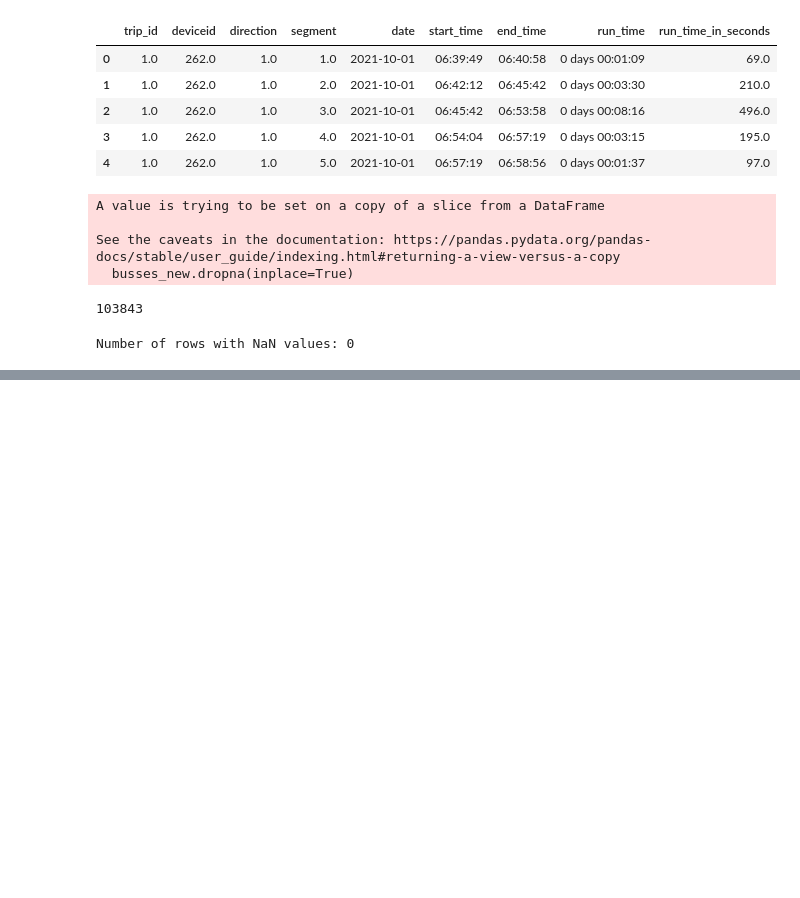
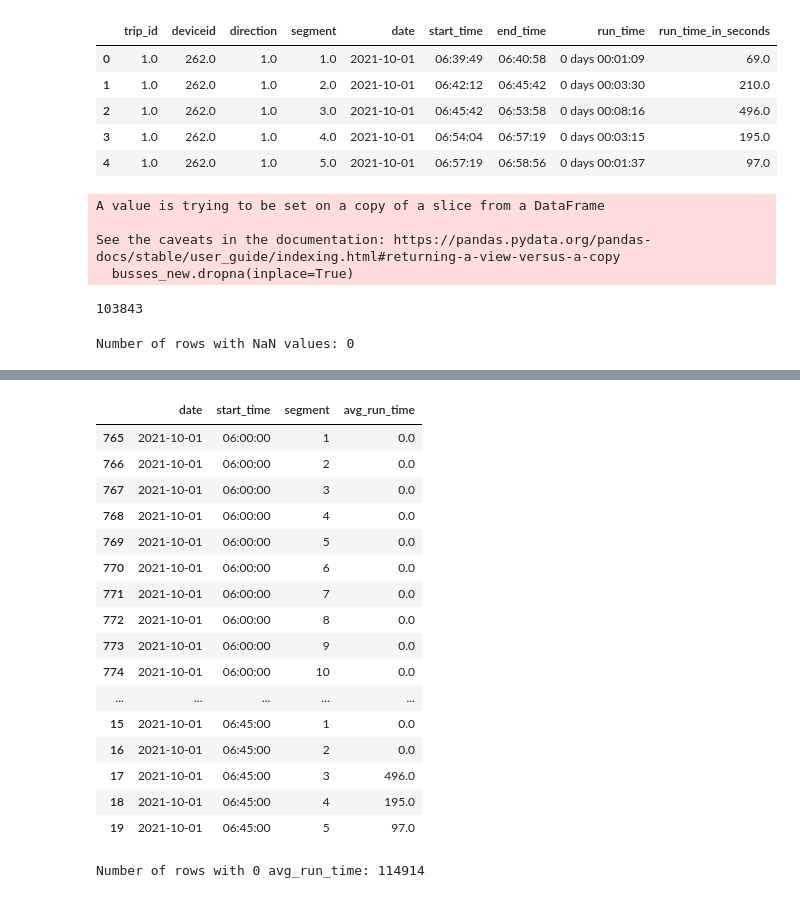
Before and after one commit to ThemiraChathumina/DSE_Project, a Jupyter notebook: run_time_15_segments.ipynb, the cells around one changed output, grey strips where cells are left out. Drawn from its saved outputs; the diff is of its cells as text; code cells hidden in the pictures; blank space fills up the shorter version.

```diff
--- a/run_time_15_segments.ipynb
+++ b/run_time_15_segments.ipynb
@@ -61,0 +145,63 @@ busses_test = busses_new[mask]
+# %%
+def fillTimeSteps(df_avg_run_time, startTime, endTime, time_step, num_segments):
+    start_Time = pd.to_datetime(startTime).time()
+
+    end_Time = pd.to_datetime(endTime).time()
+    # Create a new DataFrame to store the missing data
+    data = []
+
+    # Iterate over the unique dates in the 'date' column
+    for date in df_avg_run_time['date'].unique():
+        # Filter the rows for the current date
+        df_date = df_avg_run_time[df_avg_run_time['date'] == date]
+
+        # Create a time range for the current date with the specified time step
+        time_range = pd.date_range(date, date + pd.Timedelta(days=1), freq=f'{time_step}T').time
+
+        # Iterate over the time range
+        for t in time_range:
+            # Check if the start time is within the specified time window
+            if start_Time <= t < end_Time:
+                # Check if the current start time is present in the dataframe
+                if not (df_date['start_time'] == t).any():
+                    # Add rows for the missing start time and segments
+                    for segment in range(1, num_segments + 1):
+                        data.append((date, t, segment, 0))
+
+    # Create a new DataFrame from the data list
+    df_missing = pd.DataFrame(data, columns=['date', 'start_time', 'segment', 'avg_run_time'])
+
+    # Concatenate the new DataFrame with the original DataFrame
+    df_avg_run_time = pd.concat([df_avg_run_time, df_missing], ignore_index=True)
+    # Sort the rows of the dataframe by the 'date', 'start_time', and 'segment' columns
+    df_avg_run_time = df_avg_run_time.sort_values(by=['date', 'start_time', 'segment'])
+    return df_avg_run_time
+# %%
+df2 = fillTimeSteps(df,start_time,end_time,time_step,segments)
+# %%
+df2.head(50)
+# %% [output]
+|  | date | start_time | segment | avg_run_time |
+| 765 | 2021-10-01 | 06:00:00 | 1 | 0.0 |
+| 766 | 2021-10-01 | 06:00:00 | 2 | 0.0 |
+| 767 | 2021-10-01 | 06:00:00 | 3 | 0.0 |
+| 768 | 2021-10-01 | 06:00:00 | 4 | 0.0 |
+| 769 | 2021-10-01 | 06:00:00 | 5 | 0.0 |
+| 770 | 2021-10-01 | 06:00:00 | 6 | 0.0 |
+| 771 | 2021-10-01 | 06:00:00 | 7 | 0.0 |
+| 772 | 2021-10-01 | 06:00:00 | 8 | 0.0 |
+| 773 | 2021-10-01 | 06:00:00 | 9 | 0.0 |
+| 774 | 2021-10-01 | 06:00:00 | 10 | 0.0 |
+| ... | ... | ... | ... | ... |
+| 15 | 2021-10-01 | 06:45:00 | 1 | 0.0 |
+| 16 | 2021-10-01 | 06:45:00 | 2 | 0.0 |
+| 17 | 2021-10-01 | 06:45:00 | 3 | 496.0 |
+| 18 | 2021-10-01 | 06:45:00 | 4 | 195.0 |
+| 19 | 2021-10-01 | 06:45:00 | 5 | 97.0 |
+# %%
+# Count the number of rows with a value of 0 in avg_run_time
+num_zero_values = (df2['avg_run_time'] == 0).sum()
+
+print(f"Number of rows with 0 avg_run_time: {num_zero_values}")
+# %% [output]
+Number of rows with 0 avg_run_time: 114914
```
Also changed, not shown: parts of 13 cells of this notebook, 4 other files.
